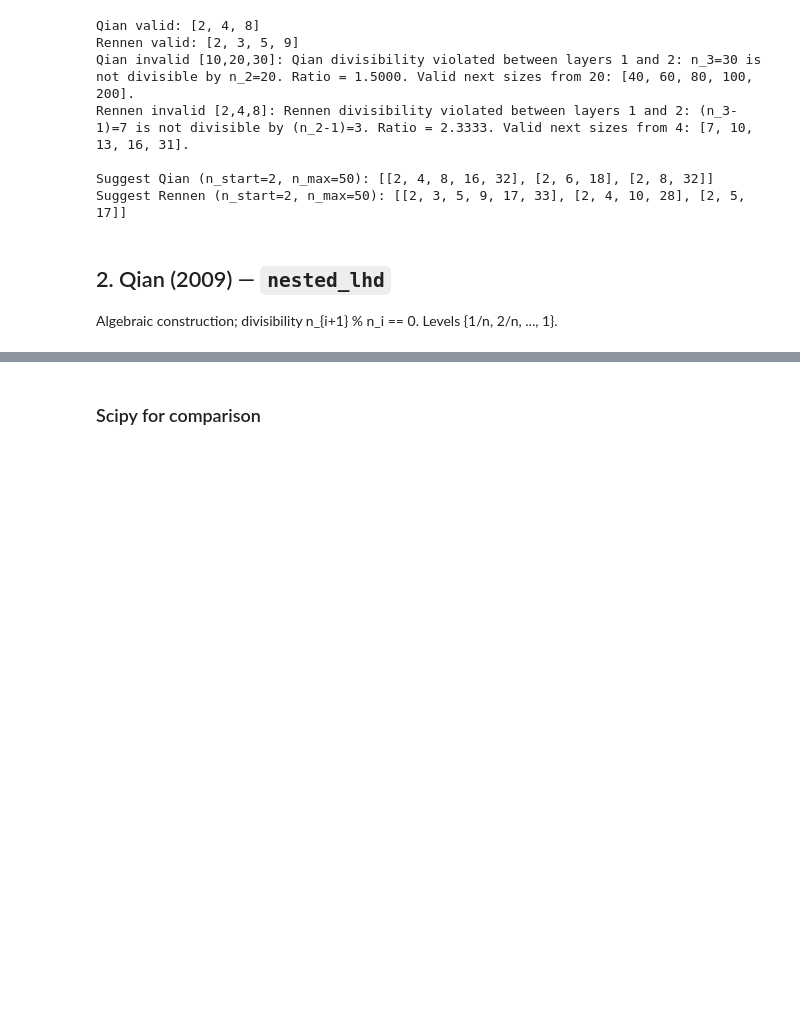
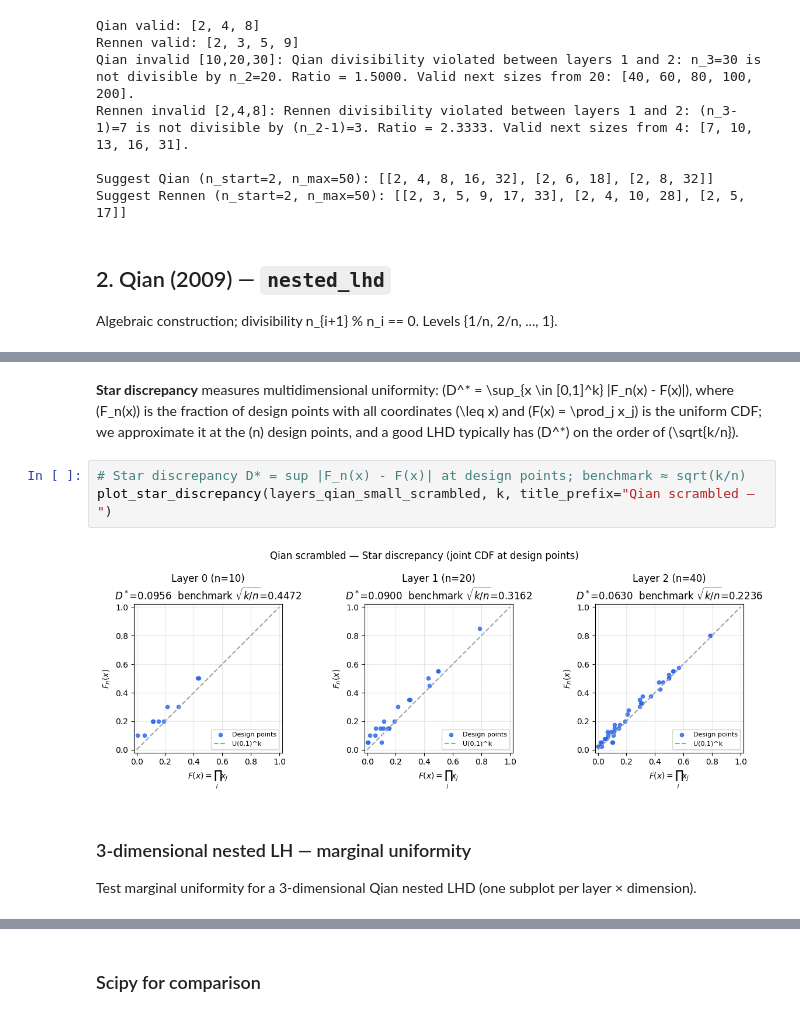
Before and after one commit to kstoreyf/gethypercube, a Jupyter notebook: examples/example_nested.ipynb, the cells around one changed output, grey strips where cells are left out. Cells and saved outputs as stored; diff of their text form; blank space fills up the shorter version.

```diff
--- a/examples/example_nested.ipynb
+++ b/examples/example_nested.ipynb
@@ -198,0 +273,11 @@ plot_marginal_uniformity(layers_qian_small_scrambled, k, title_prefix="Qian scra
+# %% [markdown]
+**Star discrepancy** measures multidimensional uniformity: \(D^* = \sup_{x \in [0,1]^k} |F_n(x) - F(x)|\), where \(F_n(x)\) is the fraction of design points with all coordinates \(\leq x\) and \(F(x) = \prod_j x_j\) is the uniform CDF; we approximate it at the \(n\) design points, and a good LHD typically has \(D^*\) on the order of \(\sqrt{k/n}\).
+# %%
+# Star discrepancy D* = sup |F_n(x) - F(x)| at design points; benchmark ≈ sqrt(k/n)
+plot_star_discrepancy(layers_qian_small_scrambled, k, title_prefix="Qian scrambled — ")
+# %% [output]
+[figure, added]
+# %% [markdown]
+### 3-dimensional nested LH — marginal uniformity
+
+Test marginal uniformity for a 3-dimensional Qian nested LHD (one subplot per layer × dimension).
```
Also changed, not shown: parts of 26 cells of this notebook, 4 other files.
